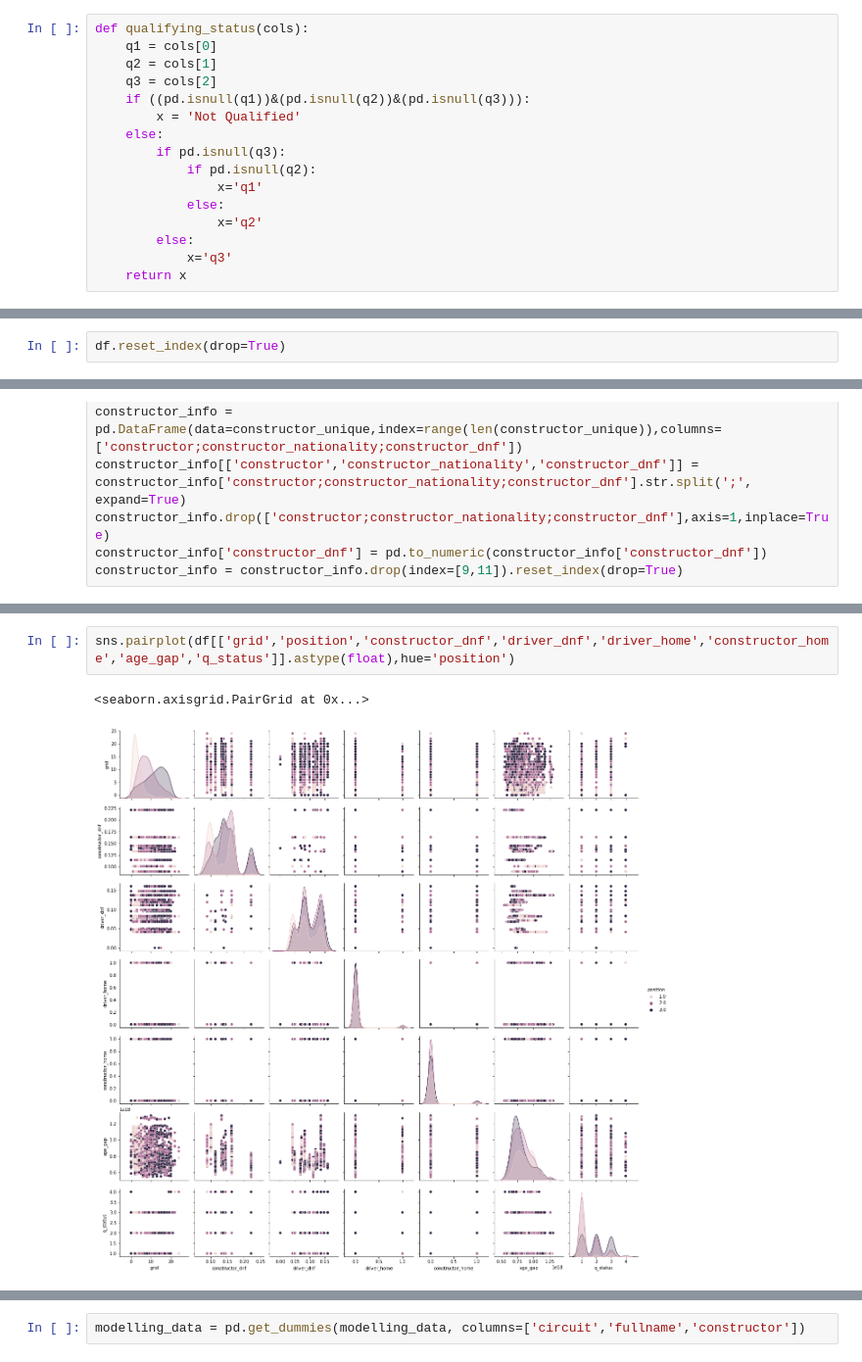
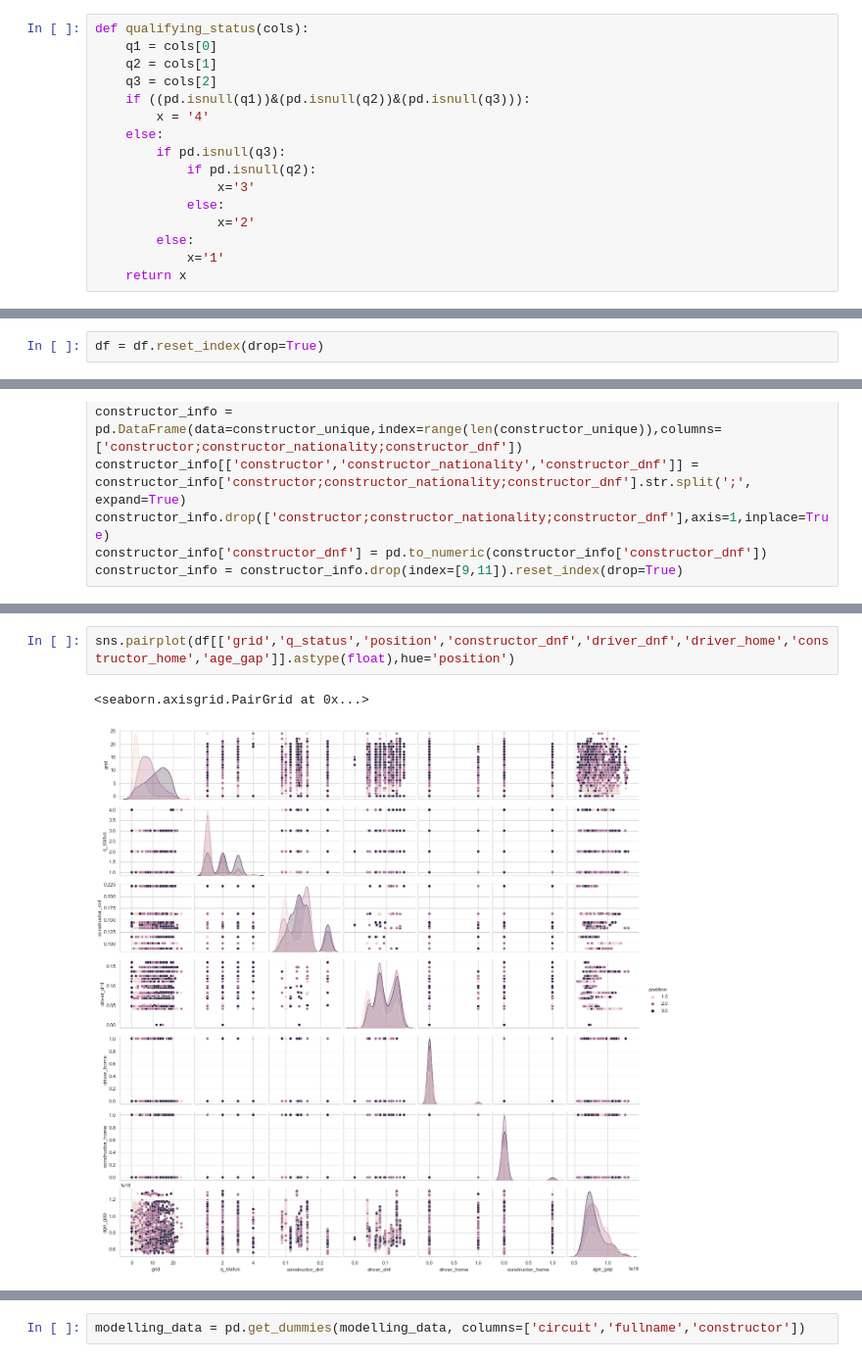
Before and after one commit to nikolasermando/f1-streamlit, a Jupyter notebook: F1-Analysis.ipynb, the cells around one changed output, grey strips where cells are left out. Shown: that part at 98% size. Cells and saved outputs as stored; diff of their text form.

```diff
--- a/F1-Analysis.ipynb
+++ b/F1-Analysis.ipynb
@@ -62,15 +78,15 @@ def qualifying_status(cols):
     q2 = cols[1]
     q3 = cols[2]
     if ((pd.isnull(q1))&(pd.isnull(q2))&(pd.isnull(q3))):
-        x = 'Not Qualified'
+        x = '4'
     else:
         if pd.isnull(q3):
             if pd.isnull(q2):
-                x='q1'
+                x='3'
             else:
-                x='q2'
+                x='2'
         else:
-            x='q3'
+            x='1'
     return x
 # %%
 df['q_status'] = df[['q1','q2','q3']].apply(qualifying_status, axis=1)
@@ -179,4 +197,4 @@ df = df[(df['active_driver']==1) & (df['active_constructor']==1)]
 # %%
 df.drop(['active_driver','active_constructor'],axis=1,inplace=True)
 # %%
-df.reset_index(drop=True)
+df = df.reset_index(drop=True)
@@ -347,5 +293,5 @@ df.head()
 # %%
-sns.pairplot(df[['grid','position','constructor_dnf','driver_dnf','driver_home','constructor_home','age_gap','q_status']].astype(float),hue='position')
+sns.pairplot(df[['grid','q_status','position','constructor_dnf','driver_dnf','driver_home','constructor_home','age_gap']].astype(float),hue='position')
 # %% [output]
 <seaborn.axisgrid.PairGrid at 0x...>
-[figure, old version]
+[figure, new version]
```
Also changed, not shown: parts of 43 cells of this notebook, 6 other files.
